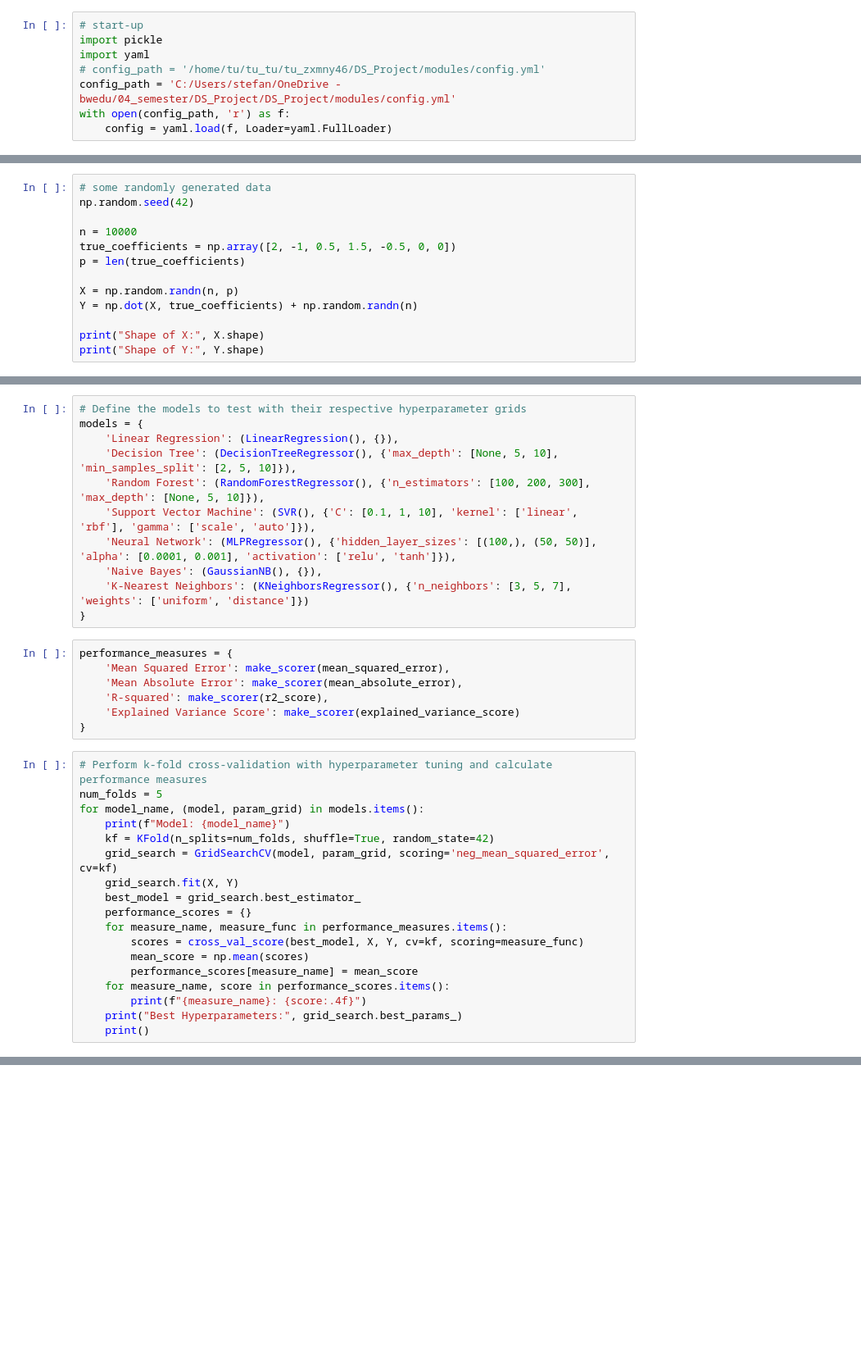
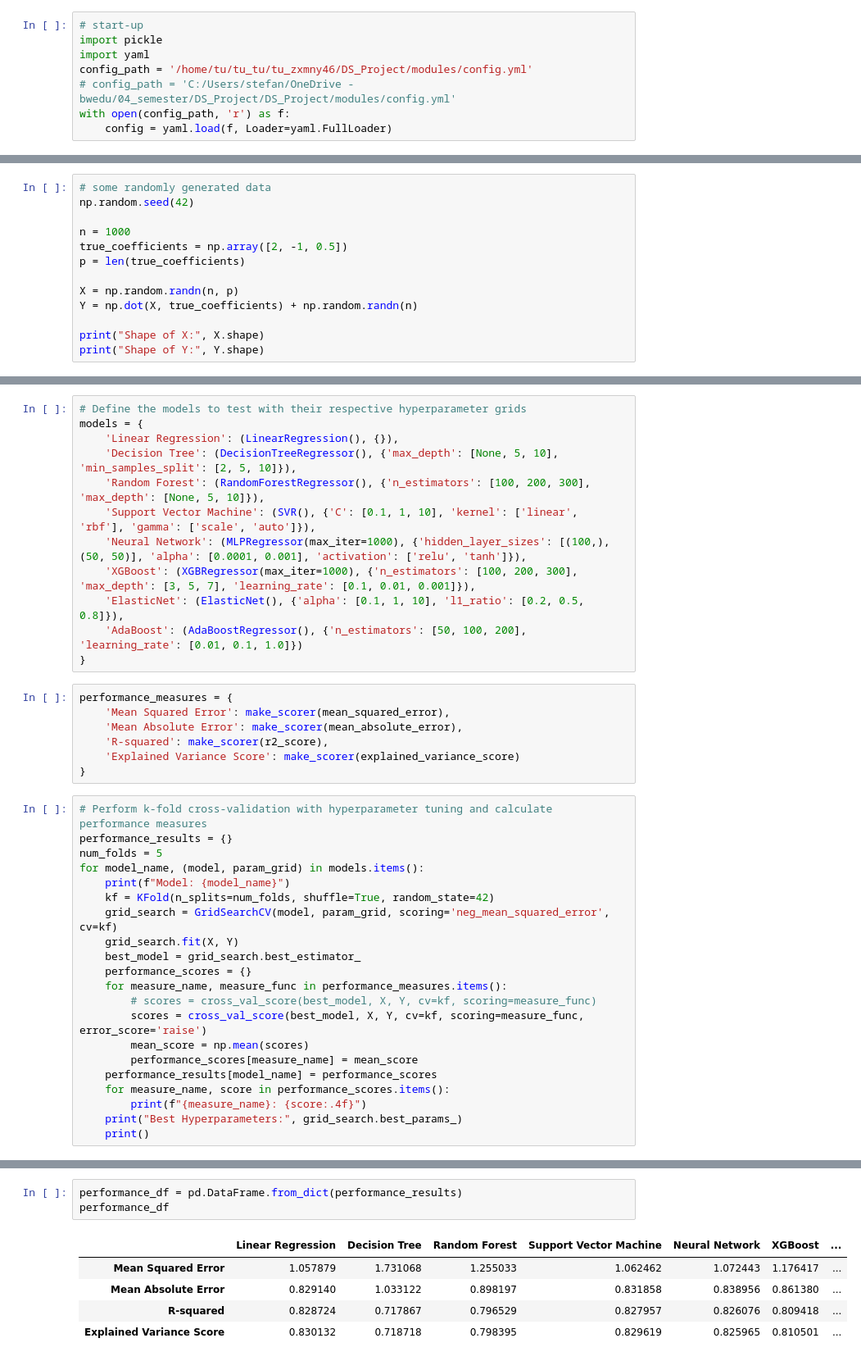
Before and after one commit to MGenschow/DS_Project, a Jupyter notebook: modules/models/UHI_modeling/model_testing.ipynb, the cells around one changed output, grey strips where cells are left out. Shown at 82% size. Saved outputs shown, nothing was run; the diff lists cells and outputs as text; blank space fills up the shorter version.

Commit message:
added first grid defining functions & fixed bugs in model_testing file

```diff
--- a/modules/models/UHI_modeling/model_testing.ipynb
+++ b/modules/models/UHI_modeling/model_testing.ipynb
@@ -4,8 +4,8 @@
 # start-up
 import pickle
 import yaml
-# config_path = '/home/tu/tu_tu/tu_zxmny46/DS_Project/modules/config.yml'
-config_path = 'C:/Users/stefan/OneDrive - bwedu/04_semester/DS_Project/DS_Project/modules/config.yml'
+config_path = '/home/tu/tu_tu/tu_zxmny46/DS_Project/modules/config.yml'
+# config_path = 'C:/Users/stefan/OneDrive - bwedu/04_semester/DS_Project/DS_Project/modules/config.yml'
 with open(config_path, 'r') as f:
     config = yaml.load(f, Loader=yaml.FullLoader)
 # %%
@@ -27,8 +29,8 @@ from sklearn.metrics import make_scorer, mean_squared_error, mean_absolute_error
 # some randomly generated data
 np.random.seed(42)
 
-n = 10000
-true_coefficients = np.array([2, -1, 0.5, 1.5, -0.5, 0, 0])
+n = 1000
+true_coefficients = np.array([2, -1, 0.5])
 p = len(true_coefficients)
 
 X = np.random.randn(n, p)
@@ -51,9 +53,10 @@ models = {
     'Decision Tree': (DecisionTreeRegressor(), {'max_depth': [None, 5, 10], 'min_samples_split': [2, 5, 10]}),
     'Random Forest': (RandomForestRegressor(), {'n_estimators': [100, 200, 300], 'max_depth': [None, 5, 10]}),
     'Support Vector Machine': (SVR(), {'C': [0.1, 1, 10], 'kernel': ['linear', 'rbf'], 'gamma': ['scale', 'auto']}),
-    'Neural Network': (MLPRegressor(), {'hidden_layer_sizes': [(100,), (50, 50)], 'alpha': [0.0001, 0.001], 'activation': ['relu', 'tanh']}),
-    'Naive Bayes': (GaussianNB(), {}),
-    'K-Nearest Neighbors': (KNeighborsRegressor(), {'n_neighbors': [3, 5, 7], 'weights': ['uniform', 'distance']})
+    'Neural Network': (MLPRegressor(max_iter=1000), {'hidden_layer_sizes': [(100,), (50, 50)], 'alpha': [0.0001, 0.001], 'activation': ['relu', 'tanh']}),
+    'XGBoost': (XGBRegressor(max_iter=1000), {'n_estimators': [100, 200, 300], 'max_depth': [3, 5, 7], 'learning_rate': [0.1, 0.01, 0.001]}),
+    'ElasticNet': (ElasticNet(), {'alpha': [0.1, 1, 10], 'l1_ratio': [0.2, 0.5, 0.8]}),
+    'AdaBoost': (AdaBoostRegressor(), {'n_estimators': [50, 100, 200], 'learning_rate': [0.01, 0.1, 1.0]})
 }
 # %%
 performance_measures = {
@@ -64,6 +67,7 @@ performance_measures = {
 }
 # %%
 # Perform k-fold cross-validation with hyperparameter tuning and calculate performance measures
+performance_results = {}
 num_folds = 5
 for model_name, (model, param_grid) in models.items():
     print(f"Model: {model_name}")
@@ -73,9 +77,11 @@ for model_name, (model, param_grid) in models.items():
     best_model = grid_search.best_estimator_
     performance_scores = {}
     for measure_name, measure_func in performance_measures.items():
-        scores = cross_val_score(best_model, X, Y, cv=kf, scoring=measure_func)
+        # scores = cross_val_score(best_model, X, Y, cv=kf, scoring=measure_func)
+        scores = cross_val_score(best_model, X, Y, cv=kf, scoring=measure_func, error_score='raise')
         mean_score = np.mean(scores)
         performance_scores[measure_name] = mean_score
+    performance_results[model_name] = performance_scores
     for measure_name, score in performance_scores.items():
         print(f"{measure_name}: {score:.4f}")
     print("Best Hyperparameters:", grid_search.best_params_)
@@ -99,0 +107,9 @@ KeyboardInterrupt:
+# %%
+performance_df = pd.DataFrame.from_dict(performance_results)
+performance_df
+# %% [output]
+|  | Linear Regression | Decision Tree | Random Forest | Support Vector Machine | Neural Network | XGBoost | ... |
+| Mean Squared Error | 1.057879 | 1.731068 | 1.255033 | 1.062462 | 1.072443 | 1.176417 | ... |
+| Mean Absolute Error | 0.829140 | 1.033122 | 0.898197 | 0.831858 | 0.838956 | 0.861380 | ... |
+| R-squared | 0.828724 | 0.717867 | 0.796529 | 0.827957 | 0.826076 | 0.809418 | ... |
+| Explained Variance Score | 0.830132 | 0.718718 | 0.798395 | 0.829619 | 0.825965 | 0.810501 | ... |
```
Also changed, not shown: parts of 9 cells of this notebook, 1 other file.
